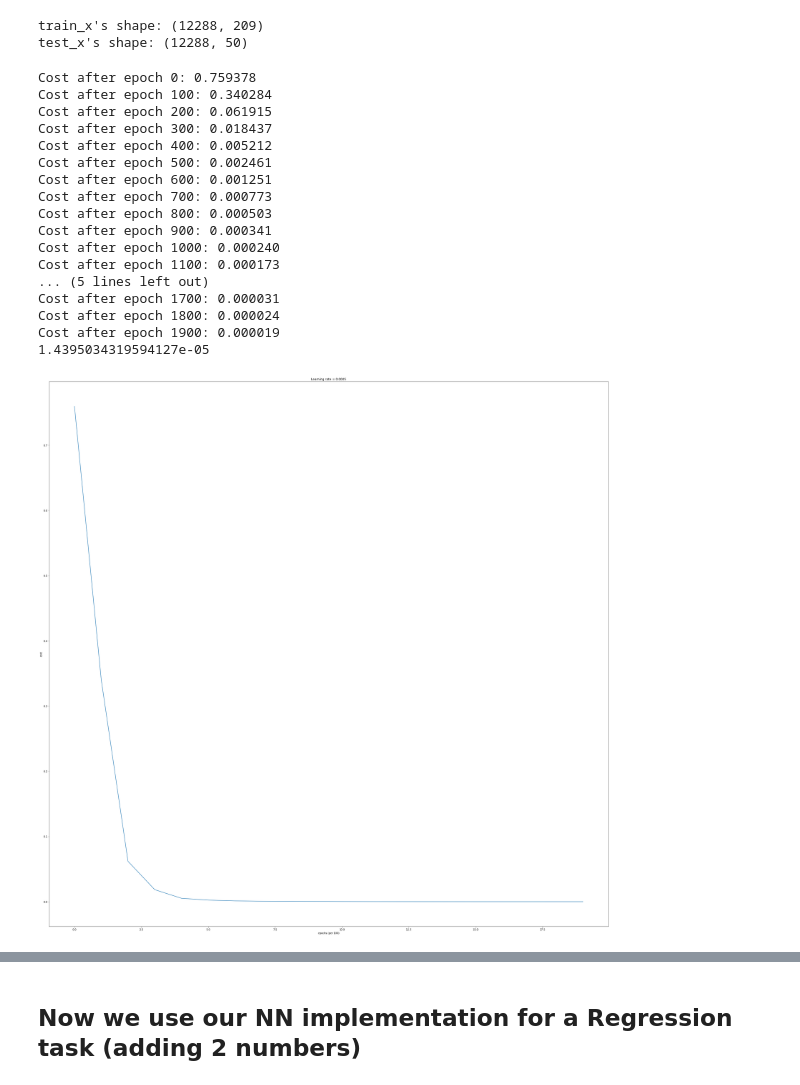
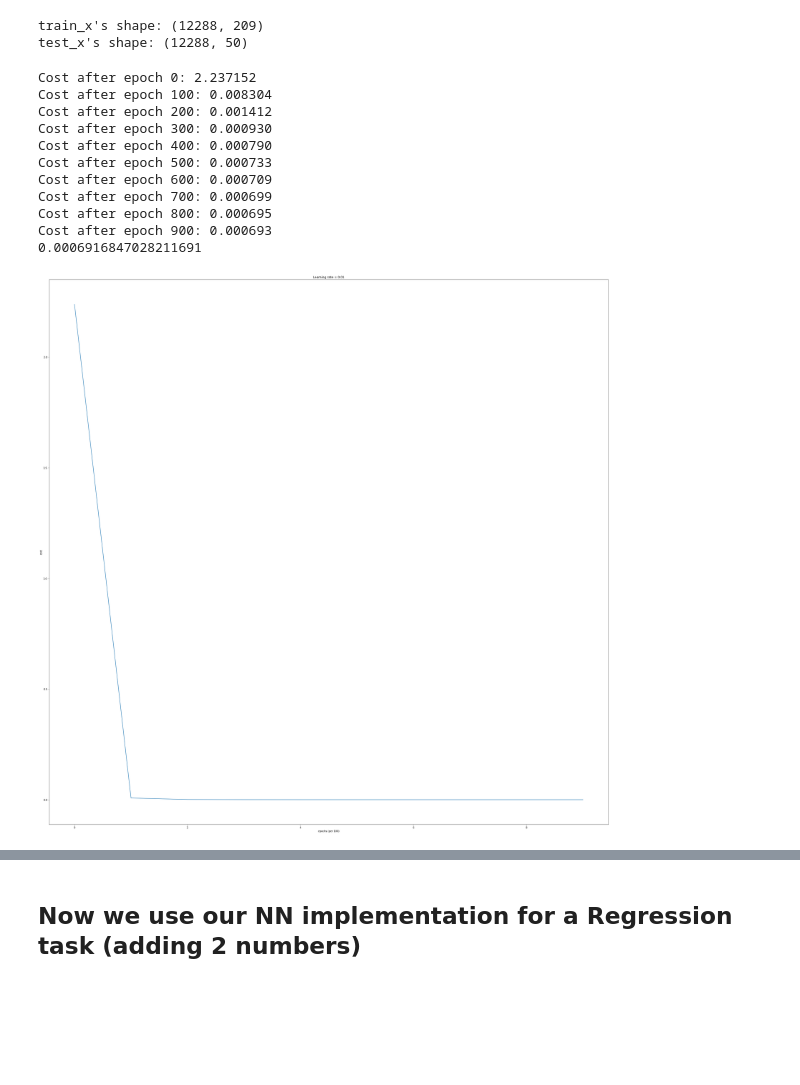
Before and after one commit to simonme42/ANN_experiments, a Jupyter notebook: ANN_from_scratch_V2.ipynb, the cells around one changed output, grey strips where cells are left out. Saved outputs shown, nothing was run; the diff lists cells and outputs as text; code cells hidden in the pictures; blank space fills up the shorter version.

```diff
--- a/ANN_from_scratch_V2.ipynb
+++ b/ANN_from_scratch_V2.ipynb
@@ -658,28 +672,22 @@ print ("test_x's shape: " + str(test_x.shape))
 train_x's shape: (12288, 209)
 test_x's shape: (12288, 50)
 # %%
-layers_dims = [train_x.shape[0], 20, 7, 5, 1]
+layers_dims = [train_x.shape[0], 30, 20, 10, 1]
 
-parameters = train_model(train_x, train_y, layers_dims, learning_rate = 0.0005, num_epochs = 2000, print_cost=True, loss="crossentropy", optimizer = "Adam")
+parameters = train_model(train_x, train_y, layers_dims, learning_rate = 0.01, num_epochs = 1000, print_cost=True, loss="crossentropy", optimizer = "Adam", decay_param=0.99)
 # %% [output]
-Cost after epoch 0: 0.759378
-Cost after epoch 100: 0.340284
-Cost after epoch 200: 0.061915
-Cost after epoch 300: 0.018437
-Cost after epoch 400: 0.005212
-Cost after epoch 500: 0.002461
-Cost after epoch 600: 0.001251
-Cost after epoch 700: 0.000773
-Cost after epoch 800: 0.000503
-Cost after epoch 900: 0.000341
-Cost after epoch 1000: 0.000240
-Cost after epoch 1100: 0.000173
-... (5 lines left out)
-Cost after epoch 1700: 0.000031
-Cost after epoch 1800: 0.000024
-Cost after epoch 1900: 0.000019
-1.4395034319594127e-05
+Cost after epoch 0: 2.237152
+Cost after epoch 100: 0.008304
+Cost after epoch 200: 0.001412
+Cost after epoch 300: 0.000930
+Cost after epoch 400: 0.000790
+Cost after epoch 500: 0.000733
+Cost after epoch 600: 0.000709
+Cost after epoch 700: 0.000699
+Cost after epoch 800: 0.000695
+Cost after epoch 900: 0.000693
+0.0006916847028211691
-[figure, old version]
+[figure, new version]
 # %%
 pred_train = predict(train_x, train_y, parameters)
 pred_test = predict(test_x, test_y, parameters)
```
Also changed, not shown: parts of 7 cells of this notebook.
